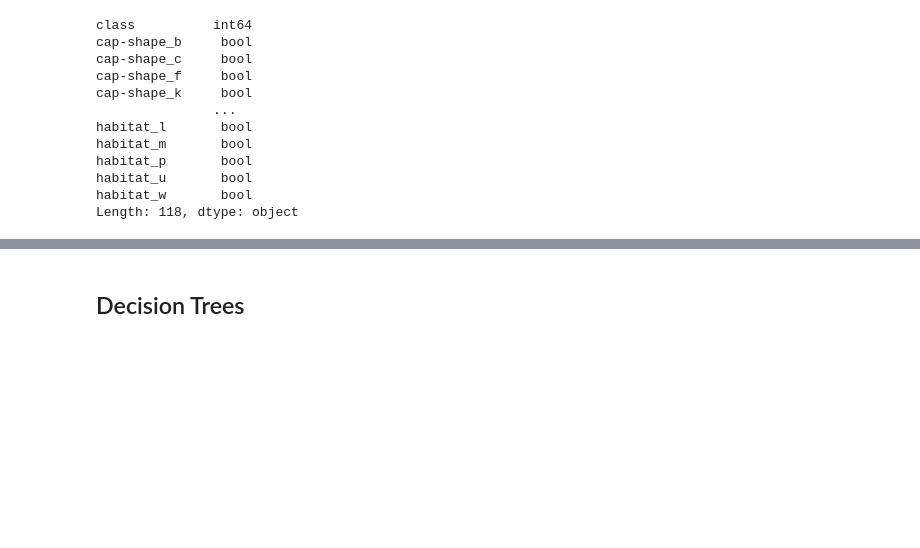
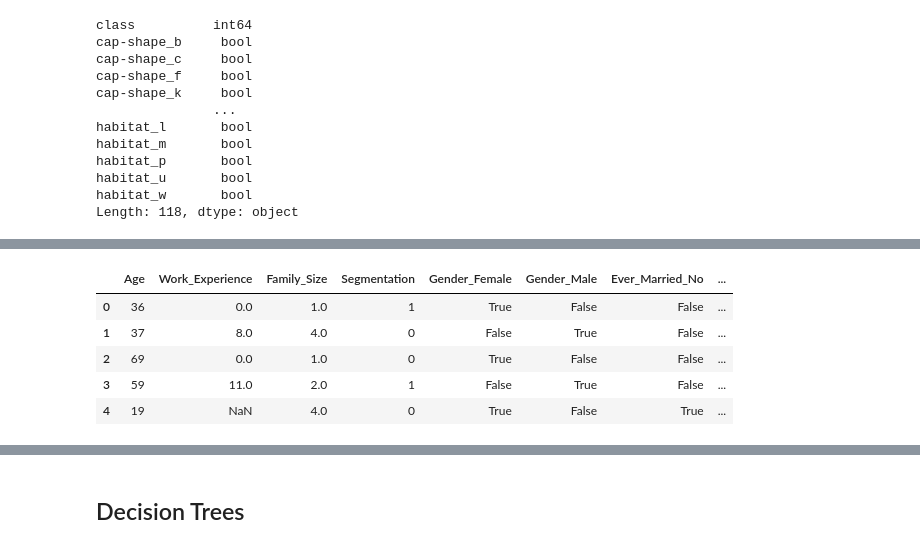
Before and after one commit to reedwrogers/Random-Forest, a Jupyter notebook: Random Forest.ipynb, the cells around one changed output, grey strips where cells are left out. Drawn from its saved outputs; the diff is of its cells as text; code cells hidden in the pictures; blank space fills up the shorter version.

```diff
--- a/Random Forest.ipynb
+++ b/Random Forest.ipynb
@@ -162,0 +193,15 @@ Length: 118, dtype: object
+# %%
+import pandas as pd
+
+# One-hot encode all columns except the first column ("class")
+cust = pd.get_dummies(cust, columns=[col for col in cust.columns if col not in ["Age", "Work_Experience", "Family_Size", "Segmentation"]], drop_first=False)
+
+# Display the resulting DataFrame
+cust.head()
+# %% [output]
+|  | Age | Work_Experience | Family_Size | Segmentation | Gender_Female | Gender_Male | Ever_Married_No | ... |
+| 0 | 36 | 0.0 | 1.0 | 1 | True | False | False | ... |
+| 1 | 37 | 8.0 | 4.0 | 0 | False | True | False | ... |
+| 2 | 69 | 0.0 | 1.0 | 0 | True | False | False | ... |
+| 3 | 59 | 11.0 | 2.0 | 1 | False | True | False | ... |
+| 4 | 19 | NaN | 4.0 | 0 | True | False | True | ... |
```
Also changed, not shown: parts of 14 cells of this notebook, 1 other file.
